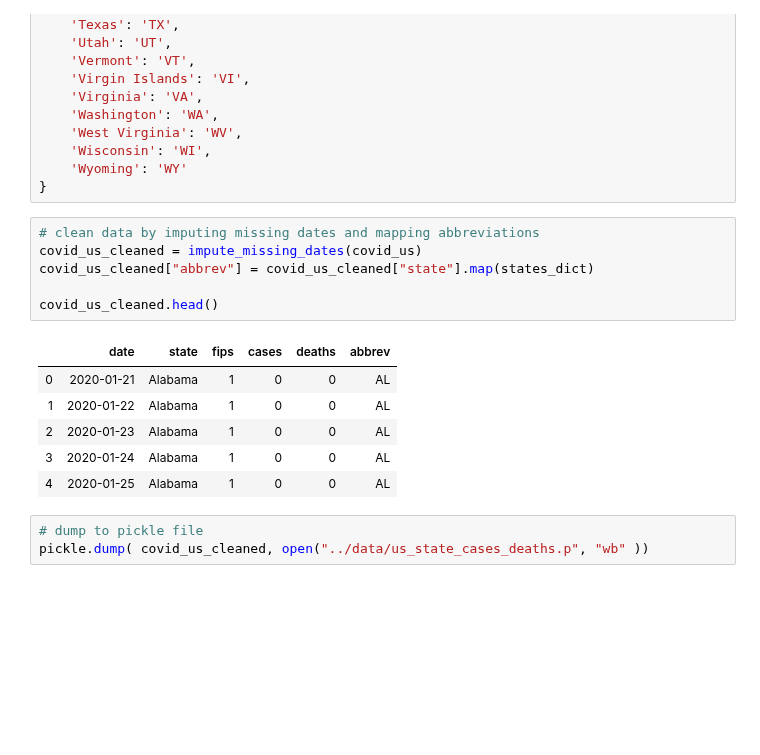
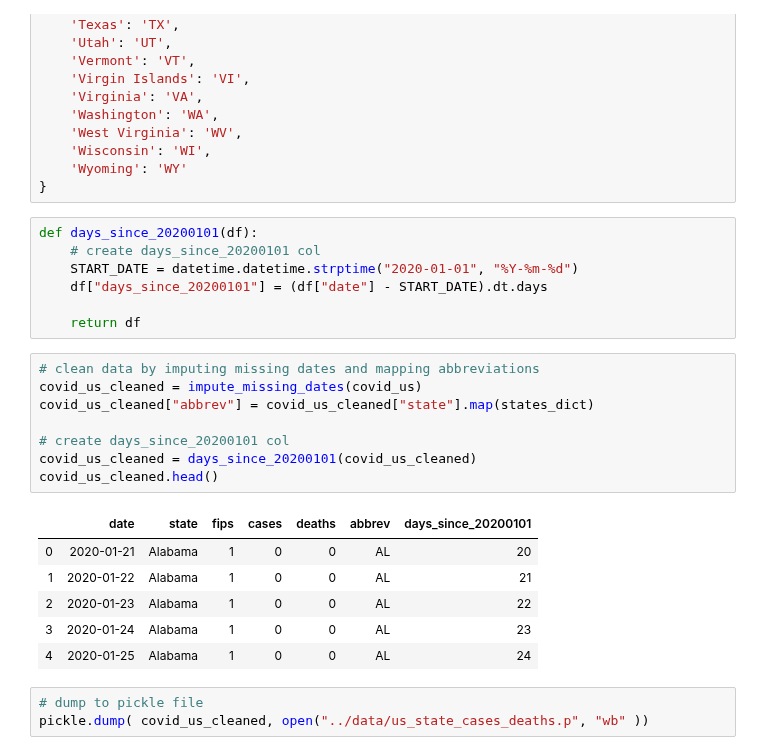
Before and after one commit to spotted-d/RNN_covid19_modeling, a Jupyter notebook: data_extraction/data_extracts.ipynb, the cells around one changed output. Cells and saved outputs as stored; diff of their text form; blank space fills up the shorter version.

Commit message:
data - days since 20200101

```diff
--- a/data_extraction/data_extracts.ipynb
+++ b/data_extraction/data_extracts.ipynb
@@ -122,19 +122,28 @@ states_dict = {
     'Wisconsin': 'WI',
     'Wyoming': 'WY'
 }
+# %%
+def days_since_20200101(df):
+    # create days_since_20200101 col
+    START_DATE = datetime.datetime.strptime("2020-01-01", "%Y-%m-%d")
+    df["days_since_20200101"] = (df["date"] - START_DATE).dt.days
+
+    return df
 # %%
 # clean data by imputing missing dates and mapping abbreviations
 covid_us_cleaned = impute_missing_dates(covid_us)
 covid_us_cleaned["abbrev"] = covid_us_cleaned["state"].map(states_dict)
 
+# create days_since_20200101 col
+covid_us_cleaned = days_since_20200101(covid_us_cleaned)
 covid_us_cleaned.head()
 # %% [output]
-|  | date | state | fips | cases | deaths | abbrev |
-| 0 | 2020-01-21 | Alabama | 1 | 0 | 0 | AL |
-| 1 | 2020-01-22 | Alabama | 1 | 0 | 0 | AL |
-| 2 | 2020-01-23 | Alabama | 1 | 0 | 0 | AL |
-| 3 | 2020-01-24 | Alabama | 1 | 0 | 0 | AL |
-| 4 | 2020-01-25 | Alabama | 1 | 0 | 0 | AL |
+|  | date | state | fips | cases | deaths | abbrev | days_since_20200101 |
+| 0 | 2020-01-21 | Alabama | 1 | 0 | 0 | AL | 20 |
+| 1 | 2020-01-22 | Alabama | 1 | 0 | 0 | AL | 21 |
+| 2 | 2020-01-23 | Alabama | 1 | 0 | 0 | AL | 22 |
+| 3 | 2020-01-24 | Alabama | 1 | 0 | 0 | AL | 23 |
+| 4 | 2020-01-25 | Alabama | 1 | 0 | 0 | AL | 24 |
 # %%
 # dump to pickle file
 pickle.dump( covid_us_cleaned, open("../data/us_state_cases_deaths.p", "wb" ))
```
Also changed, not shown: parts of 11 cells of this notebook, 2 other files.
